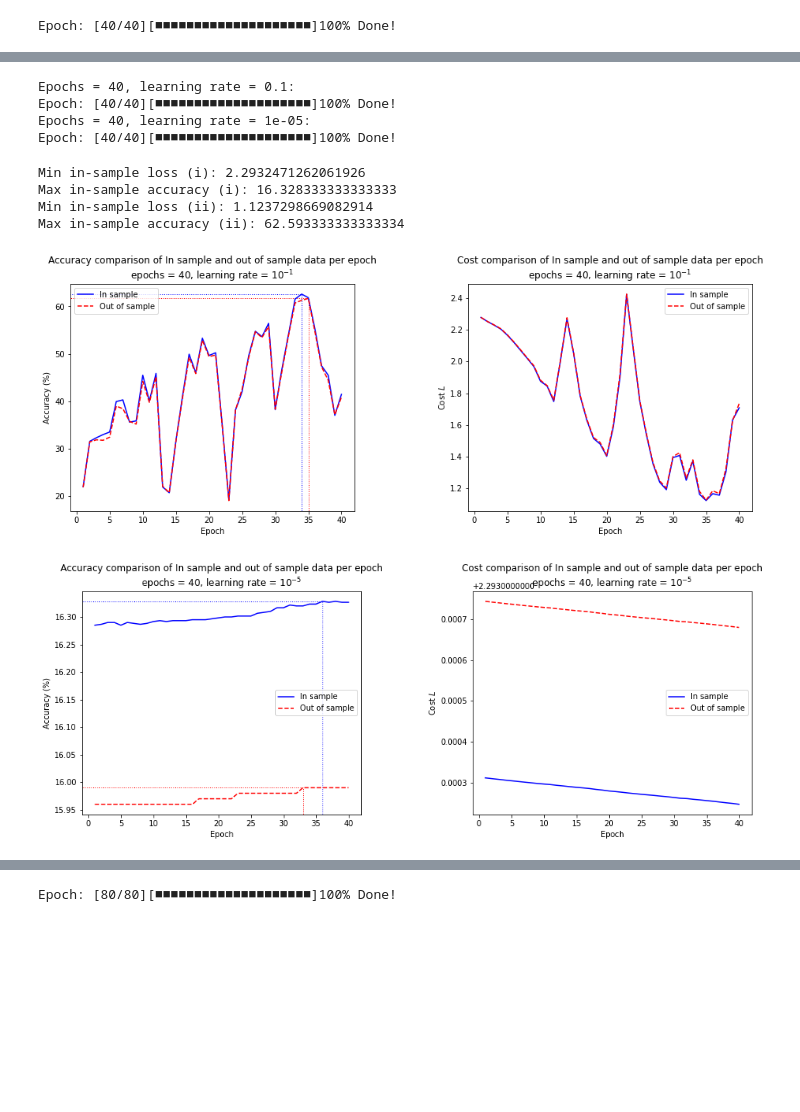
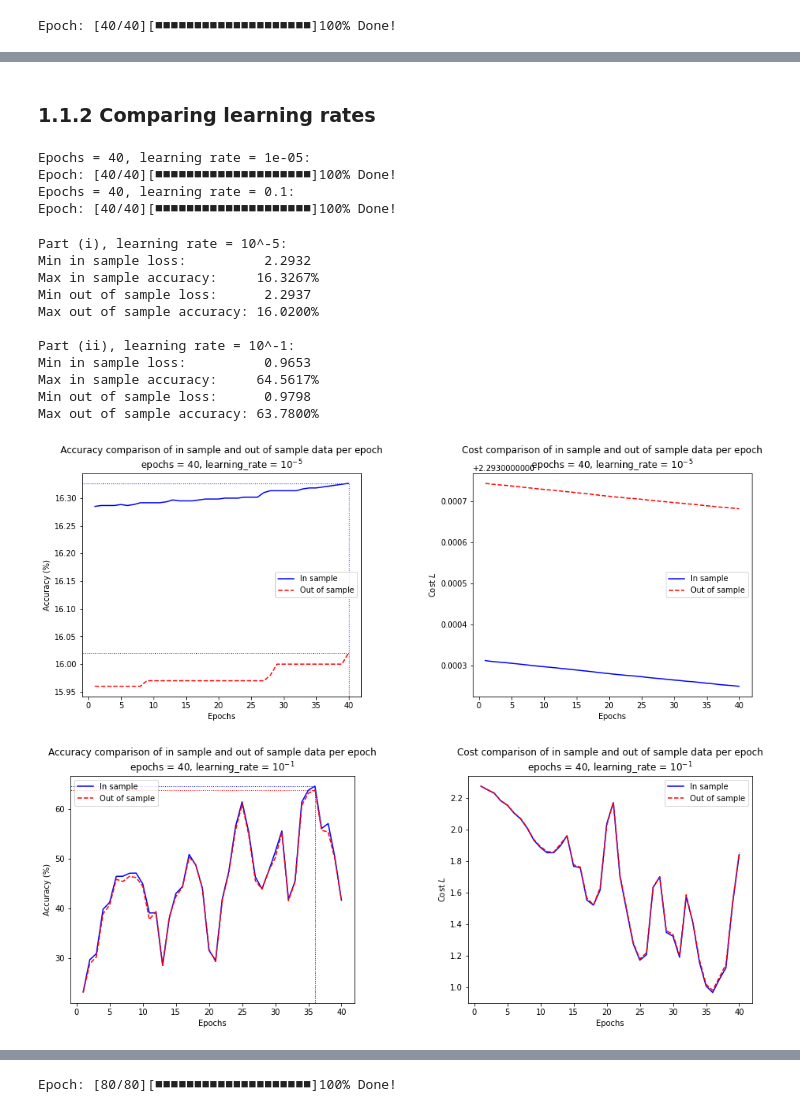
Before and after one commit to CaetanoGenete/Data-Sci-CW2, a Jupyter notebook: src/Genete-Visan01730012_CW2.ipynb, the cells around one changed output, grey strips where cells are left out. Drawn from its saved outputs; the diff is of its cells as text; code cells hidden in the pictures; blank space fills up the shorter version.

```diff
--- a/src/Genete-Visan01730012_CW2.ipynb
+++ b/src/Genete-Visan01730012_CW2.ipynb
@@ -408,7 +409,7 @@ def identity_func(*args):
     """Does nothing"""
     pass
 # %%
-def SGD(X, y, network, activation_func, activation_prime, output_func, del_cost, epochs, batch_size, learning_rate=1e-3, test_func = identity_func, test_freq=1):
+def SGD(X, y, network, activation_func, activation_prime, output_func, del_cost, epochs, batch_size, learning_rate=1e-3, callback = identity_func, callback_freq=1):
     """
     Preforms stochastic gradient descent for a number of epochs on a randomly selected batch from
     the whole input training set (without replacement).
@@ -424,8 +425,8 @@ def SGD(X, y, network, activation_func, activation_prime, output_func, del_cost,
         epochs                             (int): The number of epochs for which SGD gradient descends.
         batch_size                         (int): The batch size on which gradient is averaged.
         learning_rate          (float, optional): The learning rate. Defaults to 1e-3.
-        test_func            (network, optional): Function called after gradient descent. Defaults to identity_func.
-        test_freq                (int, optional): Frequency with which 'test_func' is called. Defaults to 1.
+        callback   (Callable(network), optional): Function called after gradient descent. Defaults to identity_func.
+        callback_freq            (int, optional): Frequency with which 'callback' is called. Defaults to 1.
     """
 
     data_points = y.shape[0]
@@ -450,8 +451,8 @@ def SGD(X, y, network, activation_func, activation_prime, output_func, del_cost,
             network[0][layer] -= learning_rate * np.mean(del_w, axis=0)
             network[1][layer] -= learning_rate * np.mean(del_b, axis=0)
 
-        if epoch % test_freq == 0:
-            test_func(network)
+        if epoch % callback_freq == 0:
+            callback(network)
 
     print(" Done!")
 # %% [markdown]
@@ -601,4 +596,25 @@ def plot_in_out_acc_cost_graphs(in_sample_data, out_sample_data, epochs, learnin
             linestyle = "dotted")
 
         axs[0].add_artist(rect)
+# %%
+def print_max_acc_min_loss(in_sample_data, out_sample_data, prefix=""):
+    """
+    Outputs to console the maximum accuracy and minimal loss of the in and out of sample data.
+    Furthermore, caps output to four decimal places and aligns decimal points.
+
+    Args:
+        in_sample_output   (array): Two dimensional array where first row stores
+                                    the accuracies of the in sample data, whilst
+                                    the second row stores costs.
+        out_sample_output  (array): Two dimensional array where first row stores
+                                    the accuracies of the out of sample data, whilst
+                                    the second row stores costs.
+        prefix     (str, optional): String prepended to each output.                  Defaults to "".
+    """
+
+    #Aligns decimal points
+    print(prefix + "Min in sample loss:         {:>7.4f}".format( min(in_sample_data[1])))
+    print(prefix + "Max in sample accuracy:     {:>7.4f}%".format(max(in_sample_data[0])))
+    print(prefix + "Min out of sample loss:     {:>7.4f}".format( min(out_sample_data[1])))
+    print(prefix + "Max out of sample accuracy: {:>7.4f}%".format(max(out_sample_data[0])))
 # %%
@@ -612,3 +634,5 @@ NameError: name 'plot_in_out_acc_cost_graphs' is not defined
+# %% [markdown]
+### 1.1.2 Comparing learning rates
 # %%
 np.random.seed(MASTER_SEED)
 
@@ -630,35 +654,41 @@ for i, learning_rate in enumerate([1e-5, 1e-1]):
         epochs=40,
         batch_size=256,
         learning_rate=learning_rate,
-        test_func=q1_general_accuracy_test(
+        callback=q1_general_accuracy_test(
             q112_acc_per_epoch_in_sample[i],
             q112_acc_per_epoch_out_sample[i]
         ))
 # %% [output]
+Epochs = 40, learning rate = 1e-05:
+Epoch: [40/40][■■■■■■■■■■■■■■■■■■■■]100% Done!
 Epochs = 40, learning rate = 0.1:
 Epoch: [40/40][■■■■■■■■■■■■■■■■■■■■]100% Done!
-Epochs = 40, learning rate = 1e-05:
-Epoch: [40/40][■■■■■■■■■■■■■■■■■■■■]100% Done!
 # %%
-print("Min in-sample loss (i):", np.min(q112_acc_per_epoch_in_sample[0][1]))
-print("Max in-sample accuracy (i):", np.max(q112_acc_per_epoch_in_sample[0][0]))
+print("Part (i), learning rate = 10^-5:")
+print_max_acc_min_loss(q112_acc_per_epoch_in_sample[0], q112_acc_per_epoch_out_sample[0])
+print("\nPart (ii), learning rate = 10^-1:")
+print_max_acc_min_loss(q112_acc_per_epoch_in_sample[1], q112_acc_per_epoch_out_sample[1])
 
-print("Min in-sample loss (ii):", np.min(q112_acc_per_epoch_in_sample[1][1]))
-print("Max in-sample accuracy (ii):", np.max(q112_acc_per_epoch_in_sample[1][0]))
-
-for i, learning_rate in enumerate([1e-1, 1e-5]):
+for i, learning_rate in enumerate([1e-5, 1e-1]):
     plot_in_out_acc_cost_graphs(
         q112_acc_per_epoch_in_sample[i],
         q112_acc_per_epoch_out_sample[i],
         epochs = 40,
         learning_rate = learning_rate)
 # %% [output]
-Min in-sample loss (i): 2.2932471262061926
-Max in-sample accuracy (i): 16.328333333333333
-Min in-sample loss (ii): 1.1237298669082914
-Max in-sample accuracy (ii): 62.593333333333334
+Part (i), learning rate = 10^-5:
+Min in sample loss:          2.2932
+Max in sample accuracy:     16.3267%
+Min out of sample loss:      2.2937
+Max out of sample accuracy: 16.0200%
+
+Part (ii), learning rate = 10^-1:
+Min in sample loss:          0.9653
+Max in sample accuracy:     64.5617%
+Min out of sample loss:      0.9798
+Max out of sample accuracy: 63.7800%
-[figure, old version]
+[figure, new version]
-[figure, old version]
+[figure, new version]
 # %% [markdown]
 The first, perhaps unsurprising, observation about all the above networks is that both the accuracy and the loss of the in-sample data (on which the network was trained) trumps the out of sample data's by a visible margin. The loss of each of the networks showed an overall decreasing trend whose gradient was identical for both data sets, yet the offset favoured the in sample data.
 
```
Also changed, not shown: parts of 60 cells of this notebook, 6 other files.
